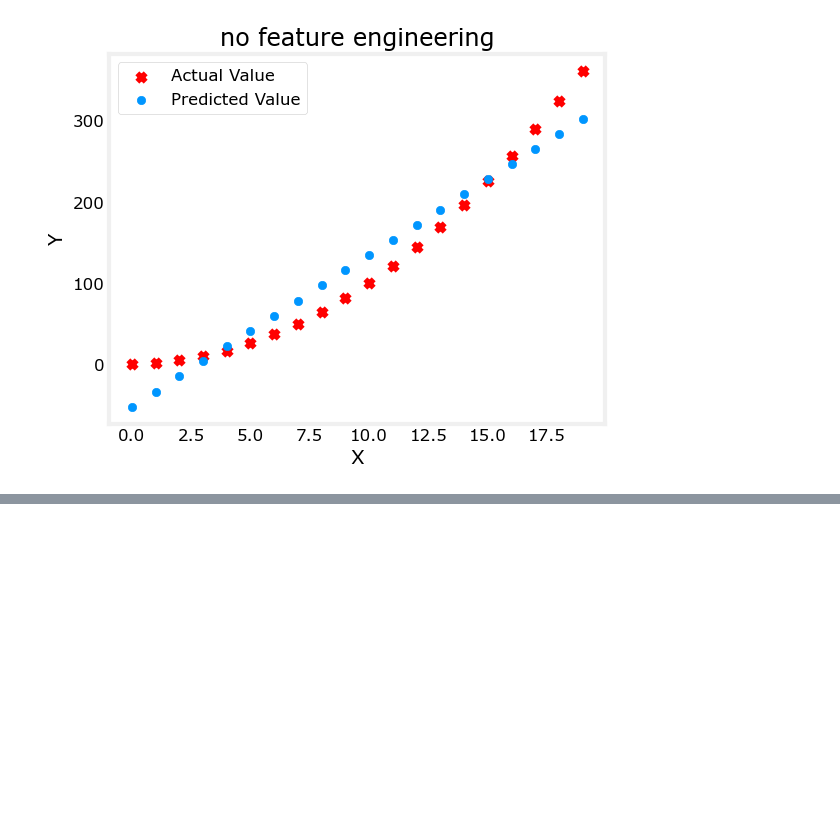
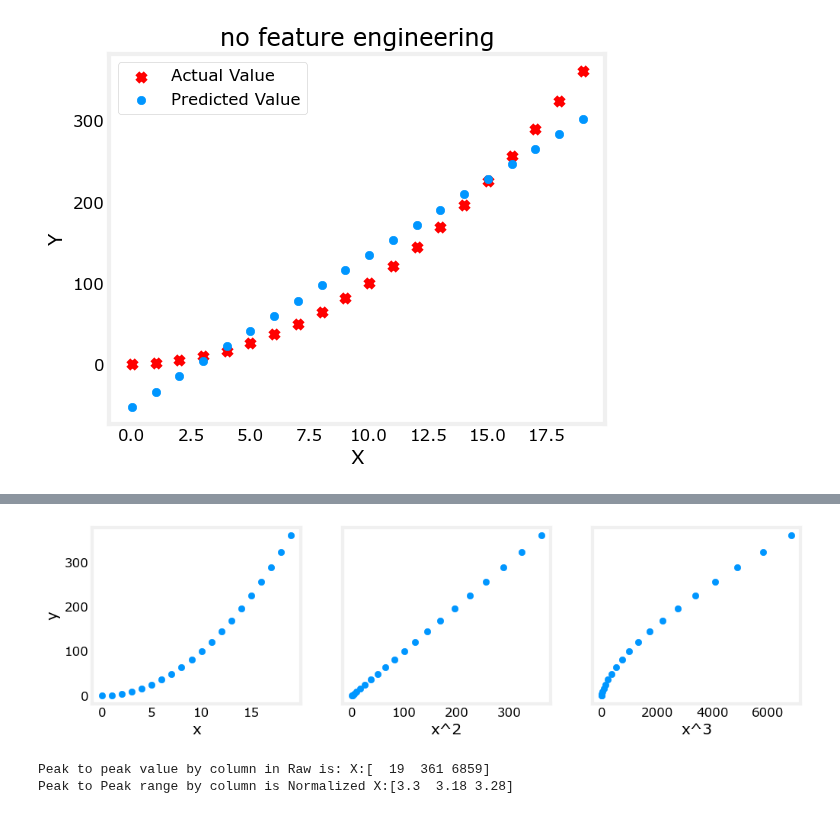
Before and after one commit to amansingh202/python_learning, a Jupyter notebook: ML_week2_lab04.ipynb, the cells around one changed output, grey strips where cells are left out. Drawn from its saved outputs; the diff is of its cells as text; code cells hidden in the pictures; blank space fills up the shorter version.

Commit message:
Feature scaling with z score normalization

```diff
--- a/ML_week2_lab04.ipynb
+++ b/ML_week2_lab04.ipynb
@@ -56,0 +106,33 @@ plt.plot(x, np.dot(X))
+# %%
+#above the model is of the form 0.08x + 0.54x^2 + 0.03x^3 + 0.0106
+
+
+#create target data for an alternate view
+x = np.arange(0, 20, 1)
+y = x**2
+
+#engineer features
+X = np.c_[x, x**2, x**3]
+X_features = ['x', 'x^2', 'x^3']
+# %%
+fig, ax = plt.subplots(1, 3, figsize = (12,3), sharey = True)
+for i in range(len(ax)):
+    ax[i].scatter(X[:,i], y)
+    ax[i].set_xlabel(X_features[i])
+
+ax[0].set_ylabel("y")
+plt.show()
+# %% [output]
+[figure, added]
+# %%
+#create target data
+x = np.arange(0, 20, 1)
+X = np.c_[x, x**2, x**3]
+print(f"Peak to peak value by column in Raw is: X:{np.ptp(X, axis = 0)}")
+
+#add mean normalization
+X = zscore_normalize_features(X)
+print(f"Peak to Peak range by column is Normalized X:{np.ptp(X, axis = 0)}")
+# %% [output]
+Peak to peak value by column in Raw is: X:[  19  361 6859]
+Peak to Peak range by column is Normalized X:[3.3  3.18 3.28]
```
Also changed, not shown: parts of 4 cells of this notebook.
